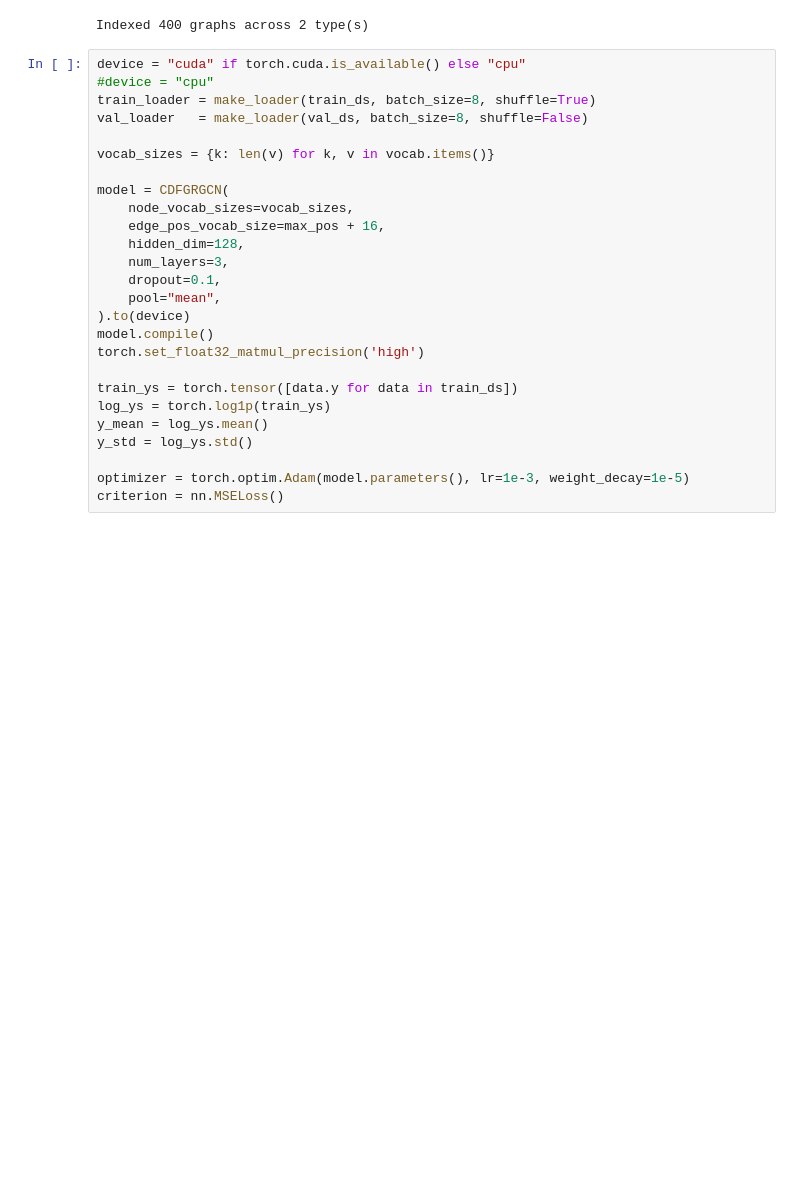
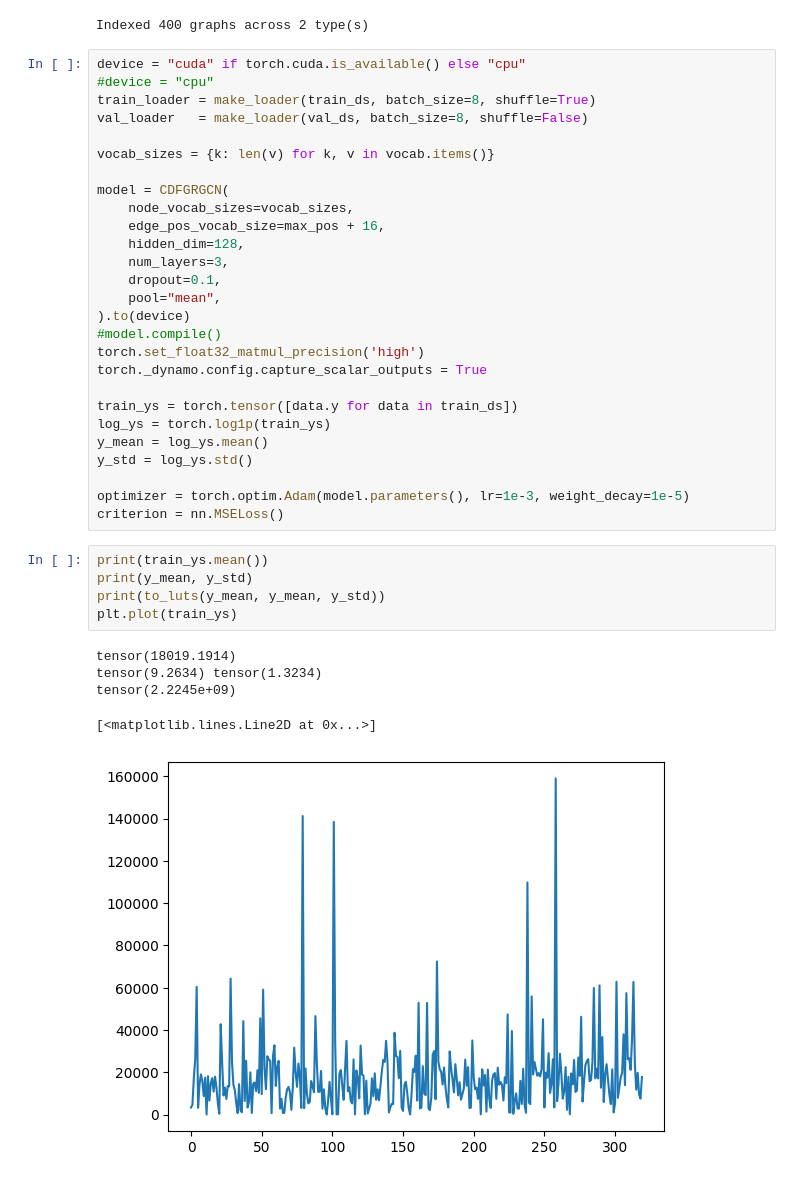
Before and after one commit to brios-polimi/LL-hls4ml, a Jupyter notebook: main.ipynb, the cells around one changed output. Drawn from its saved outputs; the diff is of its cells as text; blank space fills up the shorter version.

```diff
--- a/main.ipynb
+++ b/main.ipynb
@@ -646,8 +670,9 @@ model = CDFGRGCN(
     dropout=0.1,
     pool="mean",
 ).to(device)
-model.compile()
+#model.compile()
 torch.set_float32_matmul_precision('high')
+torch._dynamo.config.capture_scalar_outputs = True
 
 train_ys = torch.tensor([data.y for data in train_ds])
 log_ys = torch.log1p(train_ys)
@@ -656,6 +681,17 @@ y_std = log_ys.std()
 
 optimizer = torch.optim.Adam(model.parameters(), lr=1e-3, weight_decay=1e-5)
 criterion = nn.MSELoss()
+# %%
+print(train_ys.mean())
+print(y_mean, y_std)
+print(to_luts(y_mean, y_mean, y_std))
+plt.plot(train_ys)
+# %% [output]
+tensor(18019.1914)
+tensor(9.2634) tensor(1.3234)
+tensor(2.2245e+09)
+[<matplotlib.lines.Line2D at 0x...>]
+[figure, added]
 # %%
 model, training_history = fit(
     model,
```
Also changed, not shown: parts of 11 cells of this notebook, 2 other files.
